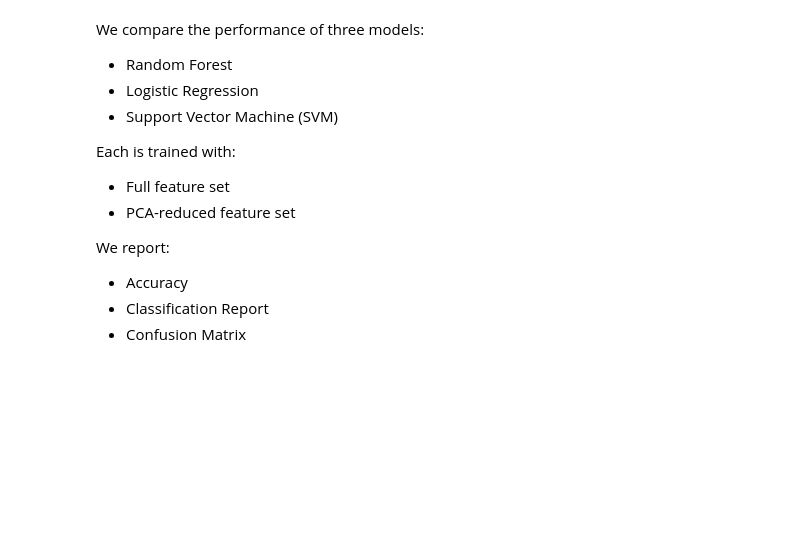
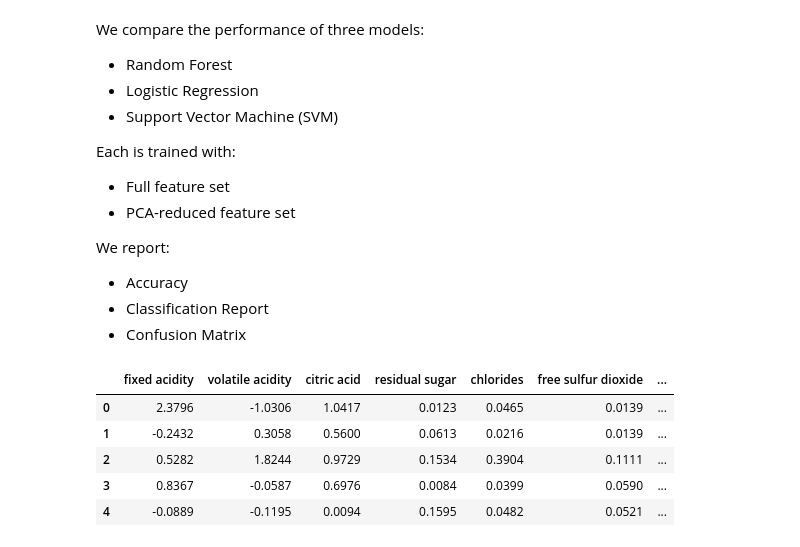
Before and after one commit to alvamag/Team3_Project4, a Jupyter notebook: wine_quality_app/static/data/SL_for_Wine_Quality_Analysis.ipynb, the cells around one changed output. Drawn from its saved outputs; the diff is of its cells as text; code cells hidden in the pictures; blank space fills up the shorter version.

```diff
--- a/wine_quality_app/static/data/SL_for_Wine_Quality_Analysis.ipynb
+++ b/wine_quality_app/static/data/SL_for_Wine_Quality_Analysis.ipynb
@@ -269,18 +260,22 @@ df = pd.read_csv("cleaned_wine_data.csv")
 # %%
 # Convert quality into categories
-def categorize_quality(q):
-    if q <= 5:
-        return "Low"
-    elif q == 6:
-        return "Medium"
+def categorize_quality_new(q):
+    if q <= 6:
+        return 0  # Change 'Standard' to 0
     else:
-        return "High"
+        return 1  # Change 'Premium' to 1
 
-df['quality_label'] = df['quality'].apply(categorize_quality)
+df['quality_label'] = df['quality'].apply(categorize_quality_new)
 
 # Encode categorical variables
-df_encoded = pd.get_dummies(df, columns=['wine_type', 'quality_label'], drop_first=False)
+# No need to encode 'quality_label' since it's already numerical
+df_encoded = pd.get_dummies(df, columns=['wine_type'], drop_first=False)
 
 # Prepare features and target
-X = df_encoded.drop(columns=['quality', 'quality_label_High', 'quality_label_Low', 'quality_label_Medium'])
+# Check if any columns in X contain the string 'Standard'
+string_cols = [col for col in df_encoded.columns if df_encoded[col].dtype == 'object' and df_encoded[col].str.contains('Standard').any()]
+print(f"Columns containing 'Standard': {string_cols}")
+
+# Remove the problematic column(s)
+X = df_encoded.drop(columns=['quality', 'quality_label'] + string_cols)
 y = df['quality_label']
@@ -349,7 +344,16 @@ from sklearn.decomposition import PCA
 import numpy as np
 
 # Reload data
-df = pd.read_csv("cleaned_wine_data.csv")
-df["high_quality"] = (df["quality"] >= 7).astype(int)
+df = pd.read_csv("cleaned_wine_data_with_scaling.csv")
+df["quality_label"] = df["quality"].apply(categorize_quality_new)
+# %%
+df.head()
+# %% [output]
+|  | fixed acidity | volatile acidity | citric acid | residual sugar | chlorides | free sulfur dioxide | ... |
+| 0 | 2.3796 | -1.0306 | 1.0417 | 0.0123 | 0.0465 | 0.0139 | ... |
+| 1 | -0.2432 | 0.3058 | 0.5600 | 0.0613 | 0.0216 | 0.0139 | ... |
+| 2 | 0.5282 | 1.8244 | 0.9729 | 0.1534 | 0.3904 | 0.1111 | ... |
+| 3 | 0.8367 | -0.0587 | 0.6976 | 0.0084 | 0.0399 | 0.0590 | ... |
+| 4 | -0.0889 | -0.1195 | 0.0094 | 0.1595 | 0.0482 | 0.0521 | ... |
 # %%
 # Features and target
```
Also changed, not shown: parts of 24 cells of this notebook, 6 other files.
